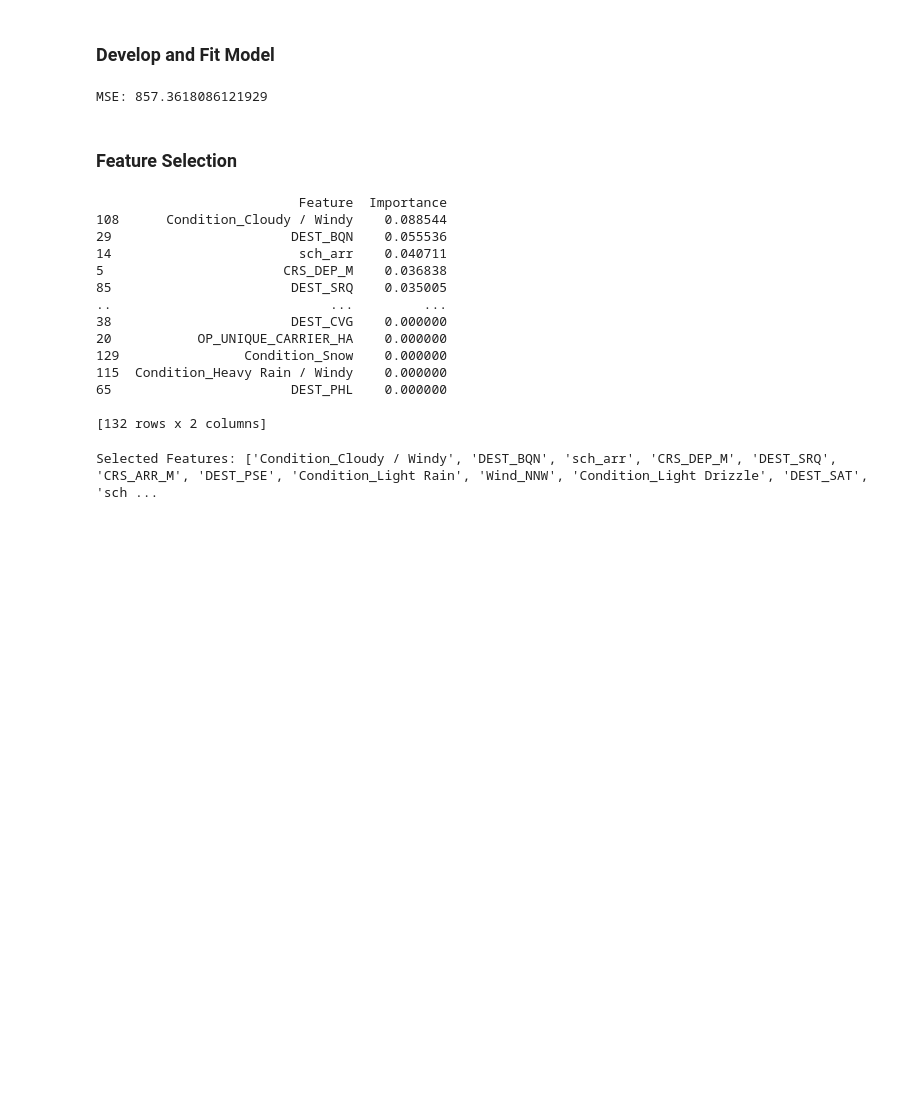
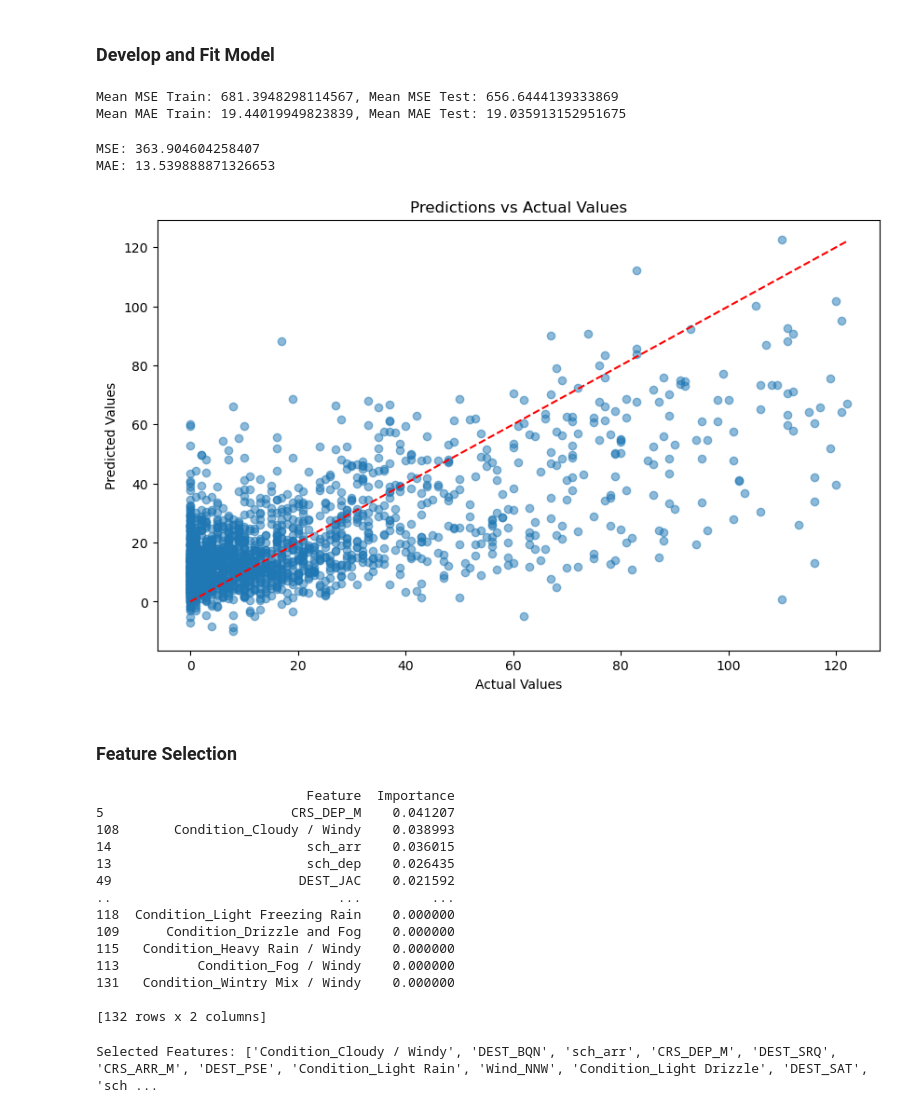
Before and after one commit to Josiah-Lam/Flight-delay, a Jupyter notebook: classification-model/victor-gradient-boosting-tree.ipynb, the cells around one changed output. Drawn from its saved outputs; the diff is of its cells as text; code cells hidden in the pictures; blank space fills up the shorter version.

```diff
--- a/classification-model/victor-gradient-boosting-tree.ipynb
+++ b/classification-model/victor-gradient-boosting-tree.ipynb
@@ -51,6 +51,15 @@ df['Dew Point'] = df['Dew Point'].astype(int)
 # Encode categorical variables
 columns_to_encode = ['OP_UNIQUE_CARRIER', 'DEST', 'Wind', 'Condition']
 df_encoded = pd.get_dummies(df, columns=columns_to_encode)
+# %%
+# Remove all values beyond 3 standard deviations from the mean
+mean_dep_delay = df_encoded['DEP_DELAY'].mean()
+std_dep_delay = df_encoded['DEP_DELAY'].std()
+upper_threshold = mean_dep_delay + (3 * std_dep_delay)
+df_encoded = df_encoded[df_encoded['DEP_DELAY'] <= upper_threshold]
+
+# Remove all values below 0
+df_encoded = df_encoded[df_encoded['DEP_DELAY'] >= 0]
 # %% [markdown]
 ### Train/Test Split
 # %%
@@ -61,6 +70,20 @@ y = df_encoded['DEP_DELAY']
 X_train, X_test, y_train, y_test = train_test_split(X, y, test_size=0.2, random_state=42)
 # %% [markdown]
 ### Develop and Fit Model
+# %%
+# Find MSE if you were to predict all with the average
+y_mean = y_train.mean()
+y_train_pred_mean = np.full(y_train.shape, y_mean)
+y_test_pred_mean = np.full(y_test.shape, y_mean)
+mse_train_mean = mean_squared_error(y_train, y_train_pred_mean)
+mse_test_mean = mean_squared_error(y_test, y_test_pred_mean)
+mae_train_mean = mean_absolute_error(y_train, y_train_pred_mean)
+mae_test_mean = mean_absolute_error(y_test, y_test_pred_mean)
+print(f'Mean MSE Train: {mse_train_mean}, Mean MSE Test: {mse_test_mean}')
+print(f'Mean MAE Train: {mae_train_mean}, Mean MAE Test: {mae_test_mean}')
+# %% [output]
+Mean MSE Train: 681.3948298114567, Mean MSE Test: 656.6444139333869
+Mean MAE Train: 19.44019949823839, Mean MAE Test: 19.035913152951675
 # %%
 xgb_reg = XGBRegressor(objective='reg:squarederror', random_state=42)
 
@@ -71,8 +94,24 @@ y_pred = xgb_reg.predict(X_test)
 # Calculate MSE
 mse = mean_squared_error(y_test, y_pred)
 print("MSE:", mse)
+
+# Calculate MAE
+mae = mean_absolute_error(y_test, y_pred)
+print("MAE:", mae)
 # %% [output]
-MSE: 857.3618086121929
+MSE: 363.904604258407
+MAE: 13.539888871326653
+# %%
+# Plot predictions vs actual values
+plt.figure(figsize=(10, 6))
+plt.scatter(y_test, y_pred, alpha=0.5)
+plt.plot([y_test.min(), y_test.max()], [y_test.min(), y_test.max()], 'r--')
+plt.xlabel("Actual Values")
+plt.ylabel("Predicted Values")
+plt.title("Predictions vs Actual Values")
+plt.show()
+# %% [output]
+[figure, added]
 # %% [markdown]
 ### Feature Selection
 # %%
@@ -85,18 +124,18 @@ feature_importance = pd.DataFrame({
 # Display feature importance
 print(feature_importance)
 # %% [output]
-                          Feature  Importance
-108      Condition_Cloudy / Windy    0.088544
-29                       DEST_BQN    0.055536
-14                        sch_arr    0.040711
-5                       CRS_DEP_M    0.036838
-85                       DEST_SRQ    0.035005
-..                            ...         ...
-38                       DEST_CVG    0.000000
-20           OP_UNIQUE_CARRIER_HA    0.000000
-129                Condition_Snow    0.000000
-115  Condition_Heavy Rain / Windy    0.000000
-65                       DEST_PHL    0.000000
+                           Feature  Importance
+5                        CRS_DEP_M    0.041207
+108       Condition_Cloudy / Windy    0.038993
+14                         sch_arr    0.036015
+13                         sch_dep    0.026435
+49                        DEST_JAC    0.021592
+..                             ...         ...
+118  Condition_Light Freezing Rain    0.000000
+109      Condition_Drizzle and Fog    0.000000
+115   Condition_Heavy Rain / Windy    0.000000
+113          Condition_Fog / Windy    0.000000
+131   Condition_Wintry Mix / Windy    0.000000
 
 [132 rows x 2 columns]
 # %%
```
